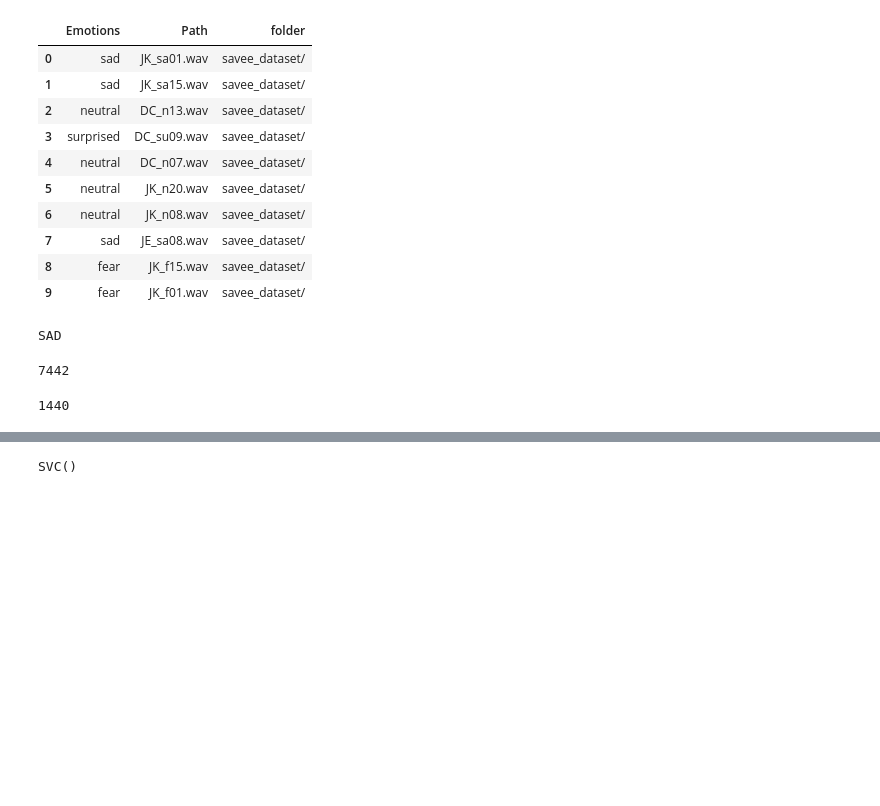
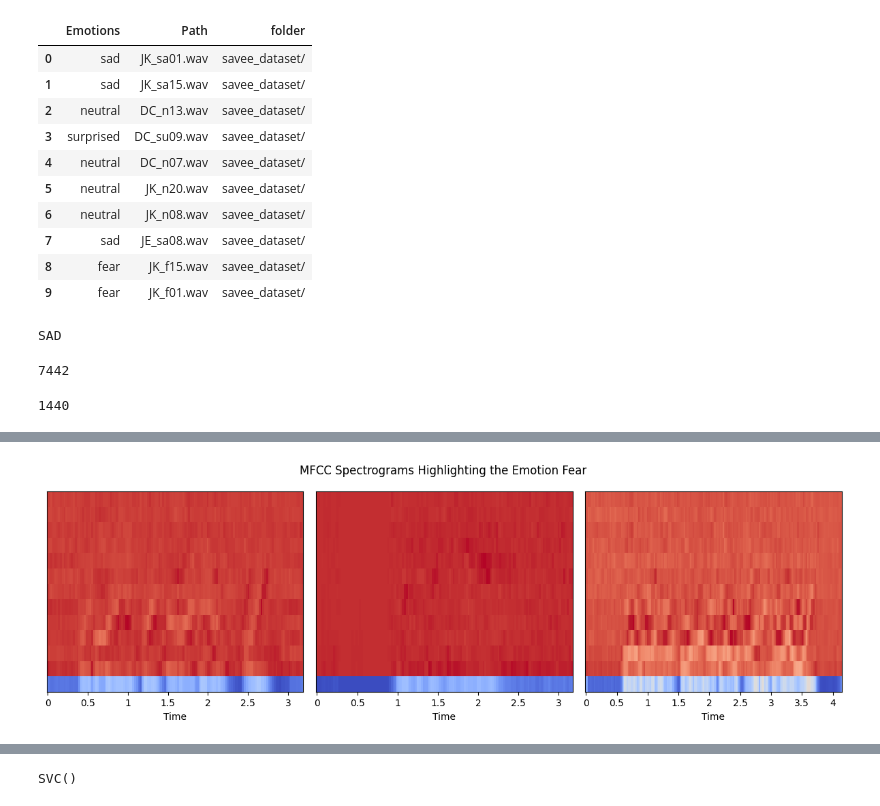
Before and after one commit to Ruthamey1/speech_emotion, a Jupyter notebook: plt_spectogram.ipynb, the cells around one changed output, grey strips where cells are left out. Drawn from its saved outputs; the diff is of its cells as text; code cells hidden in the pictures; blank space fills up the shorter version.

```diff
--- a/plt_spectogram.ipynb
+++ b/plt_spectogram.ipynb
@@ -126,0 +158,19 @@ data = data.reset_index()
+# %%
+fig, axes = plt.subplots(1, 3, figsize=(12, 4))
+
+sad_examples = ['savee_dataset/KL_f07.wav',
+               'ravdess_dataset/Actor_09/03-01-06-01-01-01-09.wav',
+                'savee_dataset/JK_f01.wav']
+
+for i, sad in enumerate(sad_examples):
+    file = os.path.join(sad)
+    y, sr = librosa.load(file)
+    mfccs = librosa.feature.mfcc(y=y, sr=sr, n_mfcc=13, fmax=400, fmin=90)
+    ax = axes.flatten()[i]
+    librosa.display.specshow(mfccs, x_axis='time', ax=ax)
+
+plt.suptitle('MFCC Spectrograms Highlighting the Emotion Fear')
+plt.tight_layout()
+plt.show()
+# %% [output]
+[figure, added]
```
Also changed, not shown: parts of 39 cells of this notebook, 34 other files.
